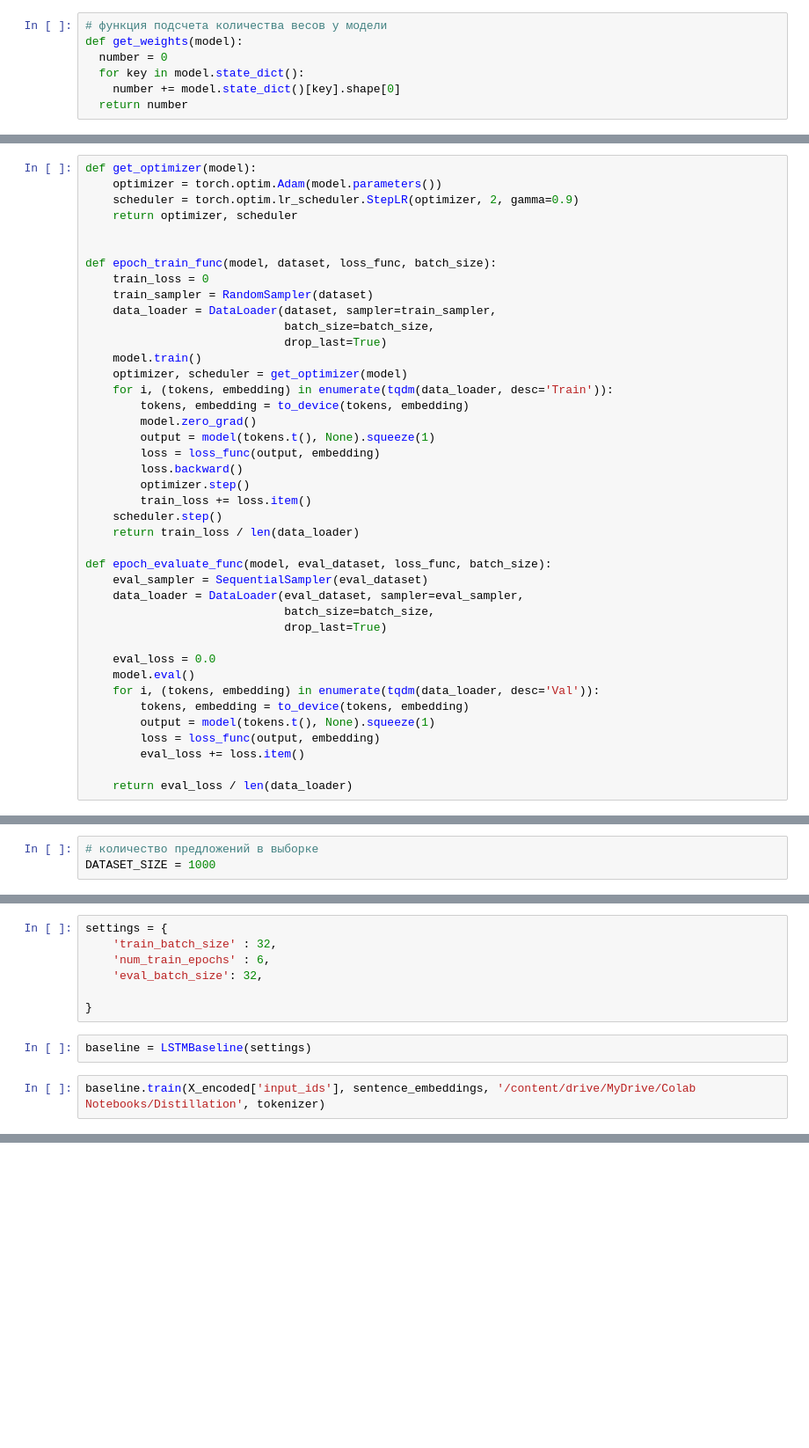
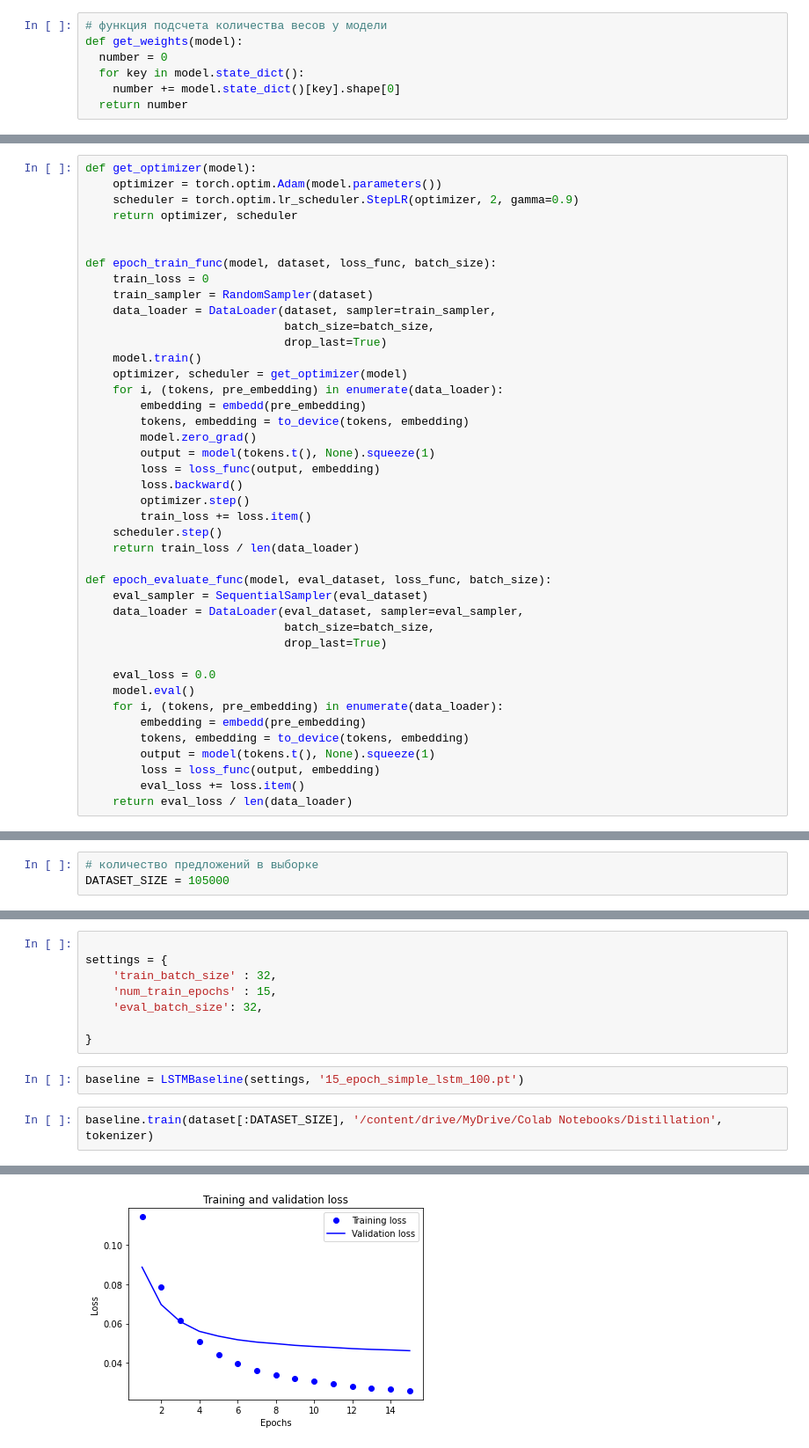
Before and after one commit to CUPalex/distillation, a Jupyter notebook: notebooks/1_distillation.ipynb, the cells around one changed output, grey strips where cells are left out. Shown at 88% size. Saved outputs shown, nothing was run; the diff lists cells and outputs as text; blank space fills up the shorter version.

```diff
--- a/notebooks/1_distillation.ipynb
+++ b/notebooks/1_distillation.ipynb
@@ -188,7 +192,8 @@ def epoch_train_func(model, dataset, loss_func, batch_size):
                              drop_last=True)
     model.train()
     optimizer, scheduler = get_optimizer(model)
-    for i, (tokens, embedding) in enumerate(tqdm(data_loader, desc='Train')):
+    for i, (tokens, pre_embedding) in enumerate(data_loader):
+        embedding = embedd(pre_embedding)
         tokens, embedding = to_device(tokens, embedding)
         model.zero_grad()
         output = model(tokens.t(), None).squeeze(1)
@@ -207,12 +212,12 @@ def epoch_evaluate_func(model, eval_dataset, loss_func, batch_size):
 
     eval_loss = 0.0
     model.eval()
-    for i, (tokens, embedding) in enumerate(tqdm(data_loader, desc='Val')):
+    for i, (tokens, pre_embedding) in enumerate(data_loader):
+        embedding = embedd(pre_embedding)
         tokens, embedding = to_device(tokens, embedding)
         output = model(tokens.t(), None).squeeze(1)
         loss = loss_func(output, embedding)
         eval_loss += loss.item()
-
     return eval_loss / len(data_loader)
 # %%
 from tqdm import tqdm
@@ -289,4 +304,4 @@ class LSTMBaseline(object):
         self.show_training(train_loss_list, eval_loss_list)
 # %%
 # количество предложений в выборке
-DATASET_SIZE = 1000
+DATASET_SIZE = 105000
@@ -303,12 +308,13 @@ with torch.no_grad():
 # %%
+
 settings = {
     'train_batch_size' : 32,
-    'num_train_epochs' : 6,
+    'num_train_epochs' : 15,
     'eval_batch_size': 32,
 
 }
 # %%
-baseline = LSTMBaseline(settings)
+baseline = LSTMBaseline(settings, '15_epoch_simple_lstm_100.pt')
 # %%
-baseline.train(X_encoded['input_ids'], sentence_embeddings, '/content/drive/MyDrive/Colab Notebooks/Distillation', tokenizer)
+baseline.train(dataset[:DATASET_SIZE], '/content/drive/MyDrive/Colab Notebooks/Distillation', tokenizer)
 # %% [output]
@@ -315,0 +321 @@ NameError: ignored
+[figure, added]
```
Also changed, not shown: parts of 22 cells of this notebook, 5 other files.
